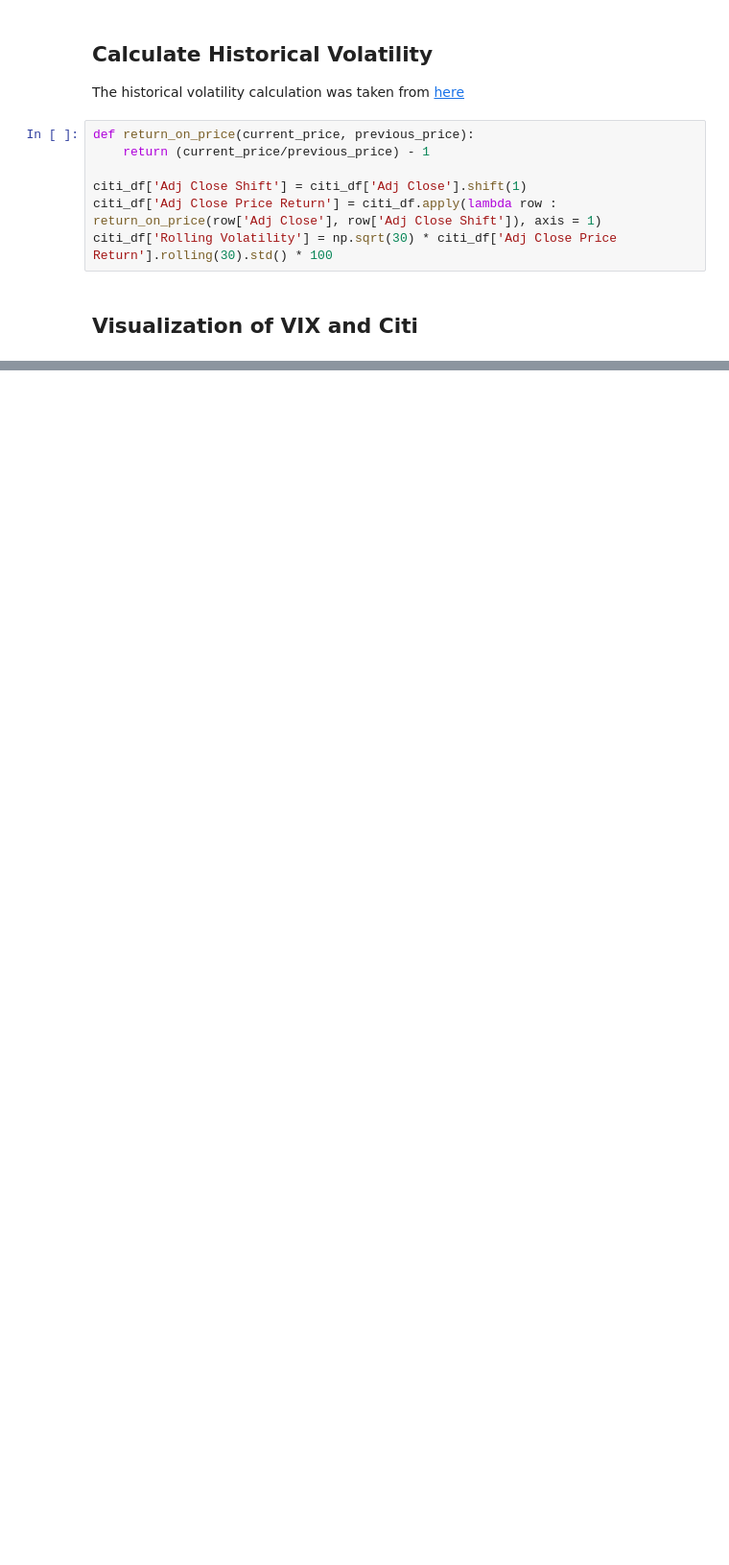
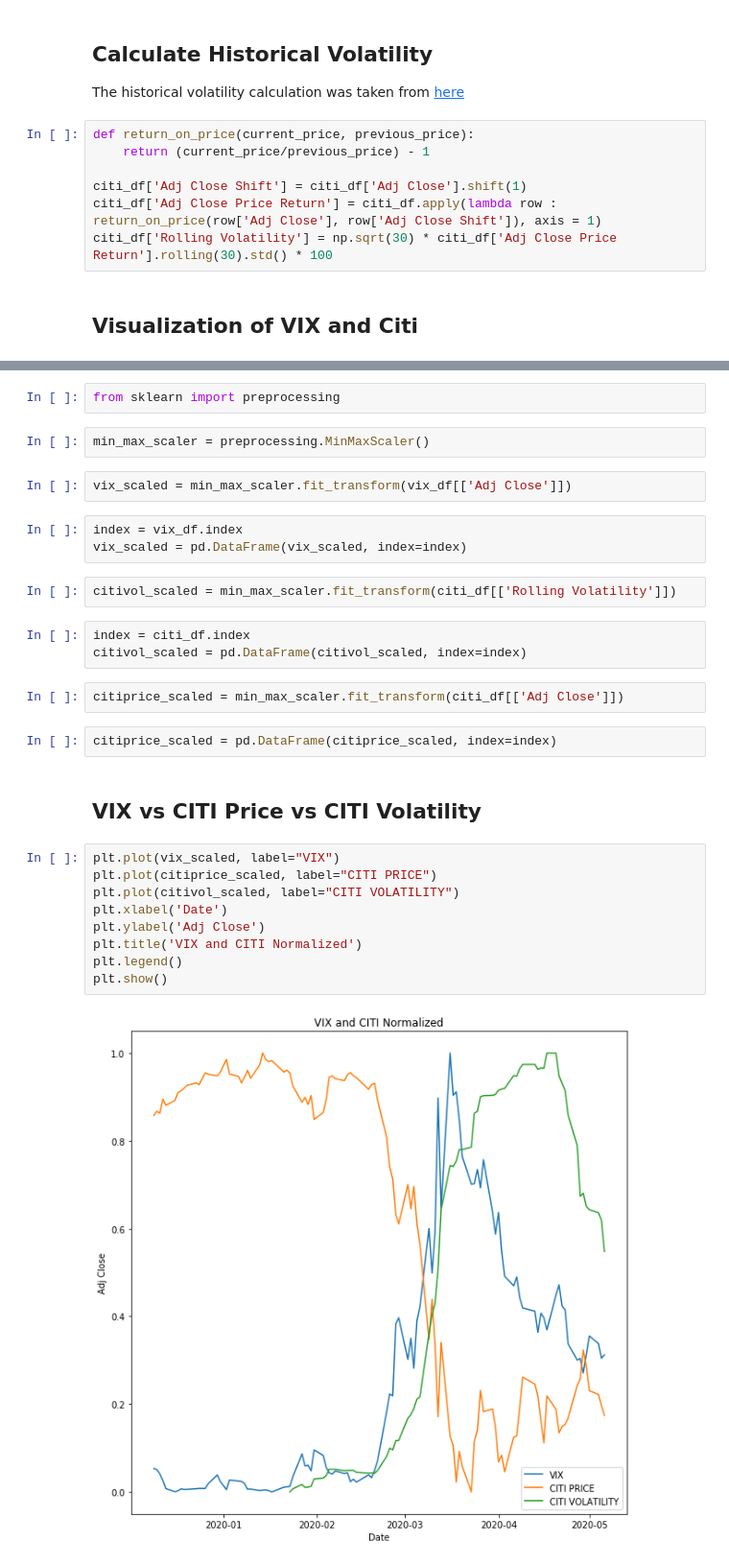
Before and after one commit to platypus-capital/options, a Jupyter notebook: jupyter/Historical_Volatility_and_VIX_Analysis.ipynb, the cells around one changed output, grey strips where cells are left out. Shown at 96% size. Cells and saved outputs as stored; diff of their text form; blank space fills up the shorter version.

Commit message:
normalized + linear reg

```diff
--- a/jupyter/Historical_Volatility_and_VIX_Analysis.ipynb
+++ b/jupyter/Historical_Volatility_and_VIX_Analysis.ipynb
@@ -60,0 +90,31 @@ plt.show()
+# %%
+from sklearn import preprocessing
+# %%
+min_max_scaler = preprocessing.MinMaxScaler()
+# %%
+vix_scaled = min_max_scaler.fit_transform(vix_df[['Adj Close']])
+# %%
+index = vix_df.index
+vix_scaled = pd.DataFrame(vix_scaled, index=index)
+# %%
+citivol_scaled = min_max_scaler.fit_transform(citi_df[['Rolling Volatility']])
+# %%
+index = citi_df.index
+citivol_scaled = pd.DataFrame(citivol_scaled, index=index)
+# %%
+citiprice_scaled = min_max_scaler.fit_transform(citi_df[['Adj Close']])
+# %%
+citiprice_scaled = pd.DataFrame(citiprice_scaled, index=index)
+# %% [markdown]
+## VIX vs CITI Price vs CITI Volatility
+# %%
+plt.plot(vix_scaled, label="VIX")
+plt.plot(citiprice_scaled, label="CITI PRICE")
+plt.plot(citivol_scaled, label="CITI VOLATILITY")
+plt.xlabel('Date')
+plt.ylabel('Adj Close')
+plt.title('VIX and CITI Normalized')
+plt.legend()
+plt.show()
+# %% [output]
+[figure, added]
```
Also changed, not shown: parts of 34 cells of this notebook.
